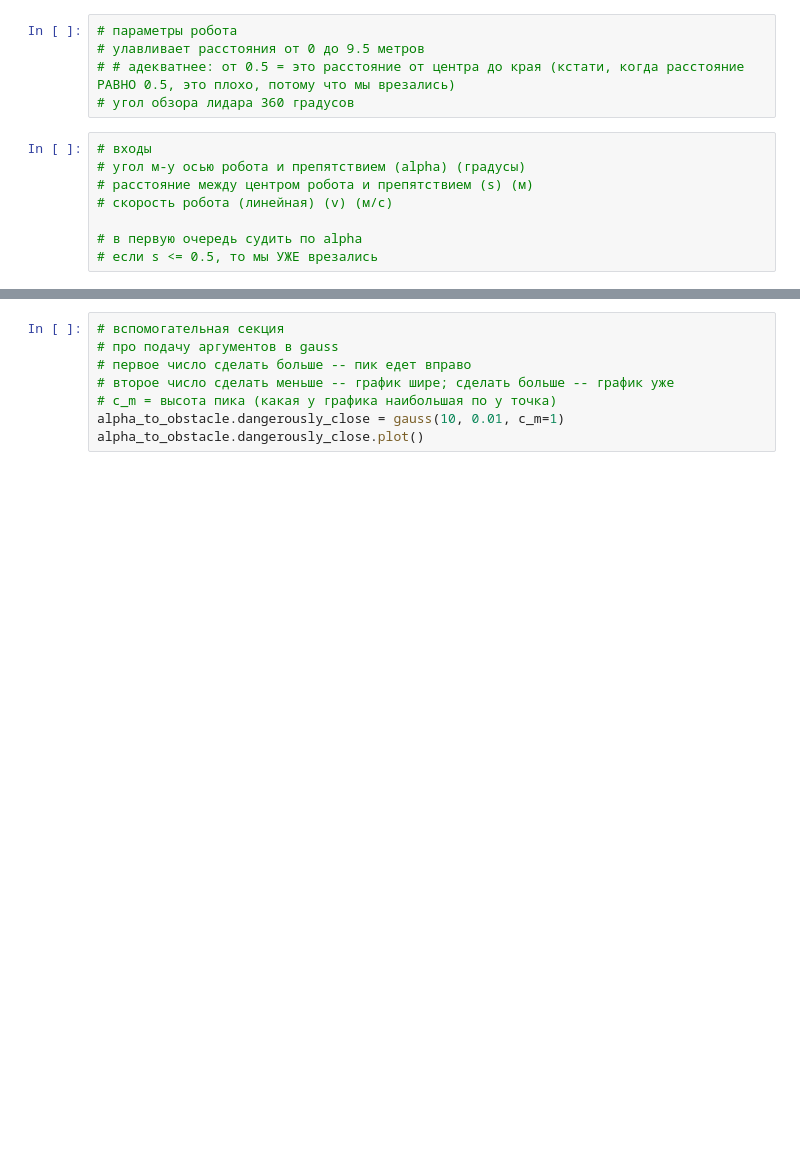
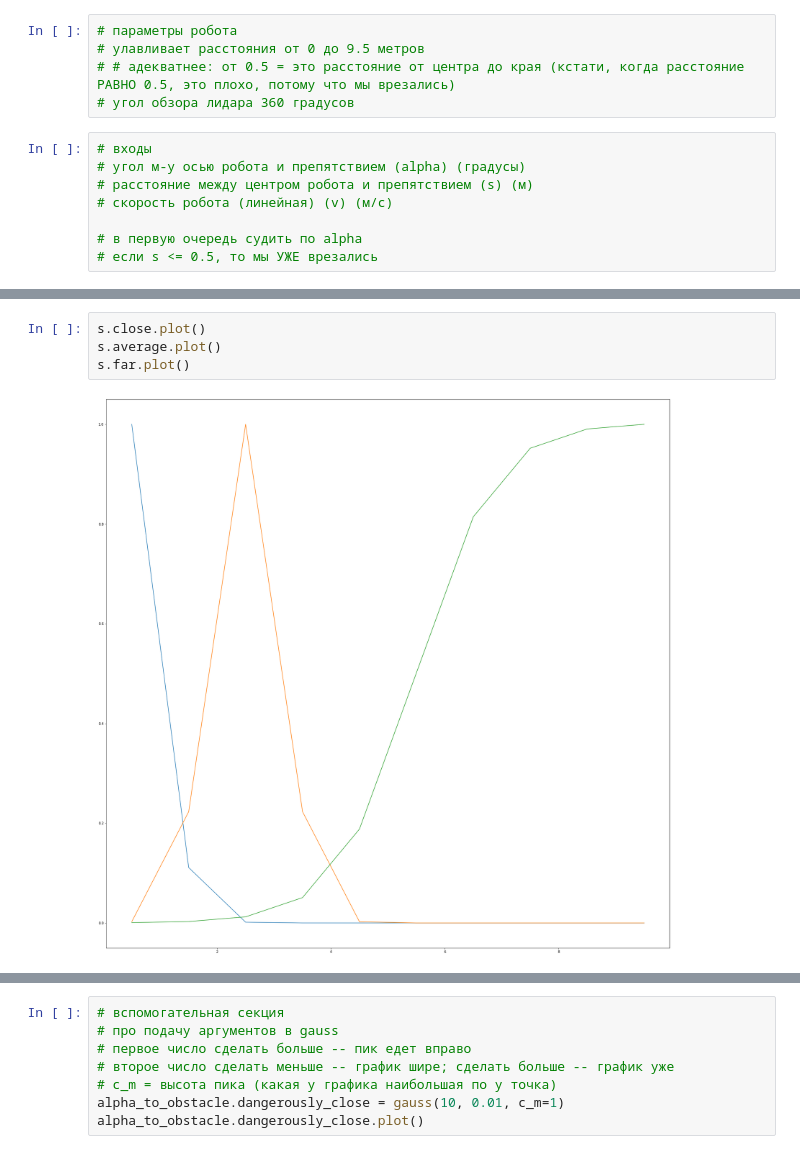
Before and after one commit to TaisiaPolyankina/MII_fuzzy_logic_4wheeled_robot, a Jupyter notebook: mobile_4wheeled_robot_fuzzy_logic.ipynb, the cells around one changed output, grey strips where cells are left out. Cells and saved outputs as stored; diff of their text form; blank space fills up the shorter version.

```diff
--- a/mobile_4wheeled_robot_fuzzy_logic.ipynb
+++ b/mobile_4wheeled_robot_fuzzy_logic.ipynb
@@ -47,0 +72,6 @@ alpha_to_obstacle.low_danger.plot()
+# %%
+s.close.plot()
+s.average.plot()
+s.far.plot()
+# %% [output]
+[figure, added]
```
Also changed, not shown: parts of 12 cells of this notebook.
